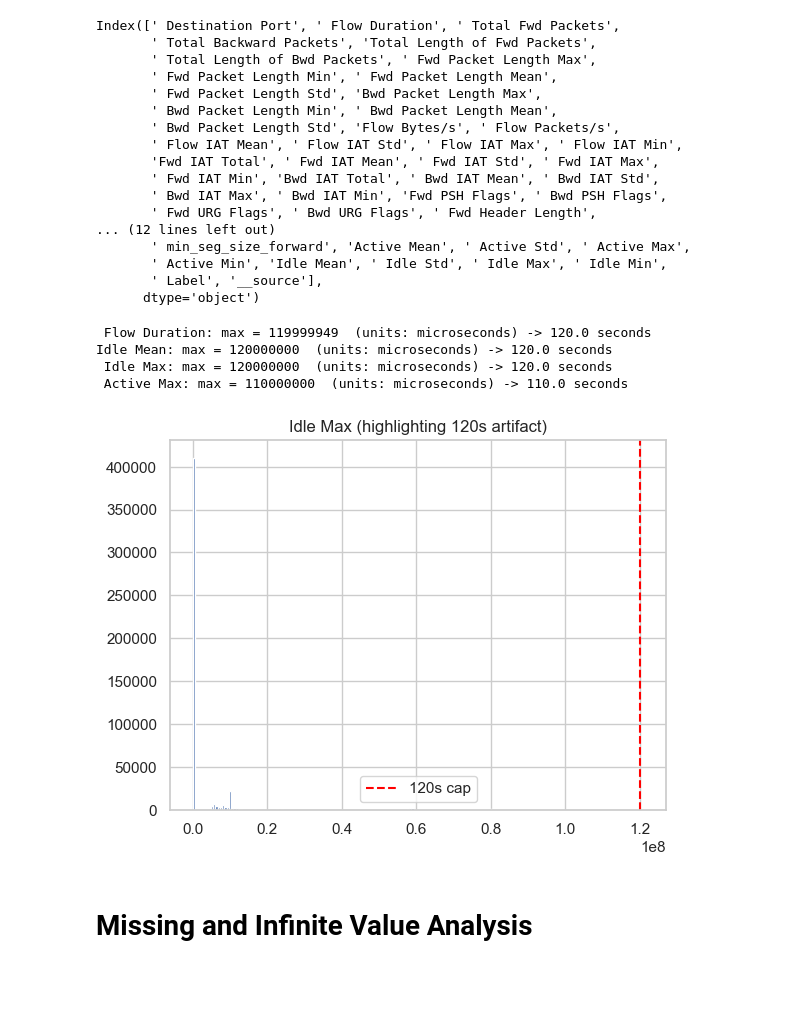
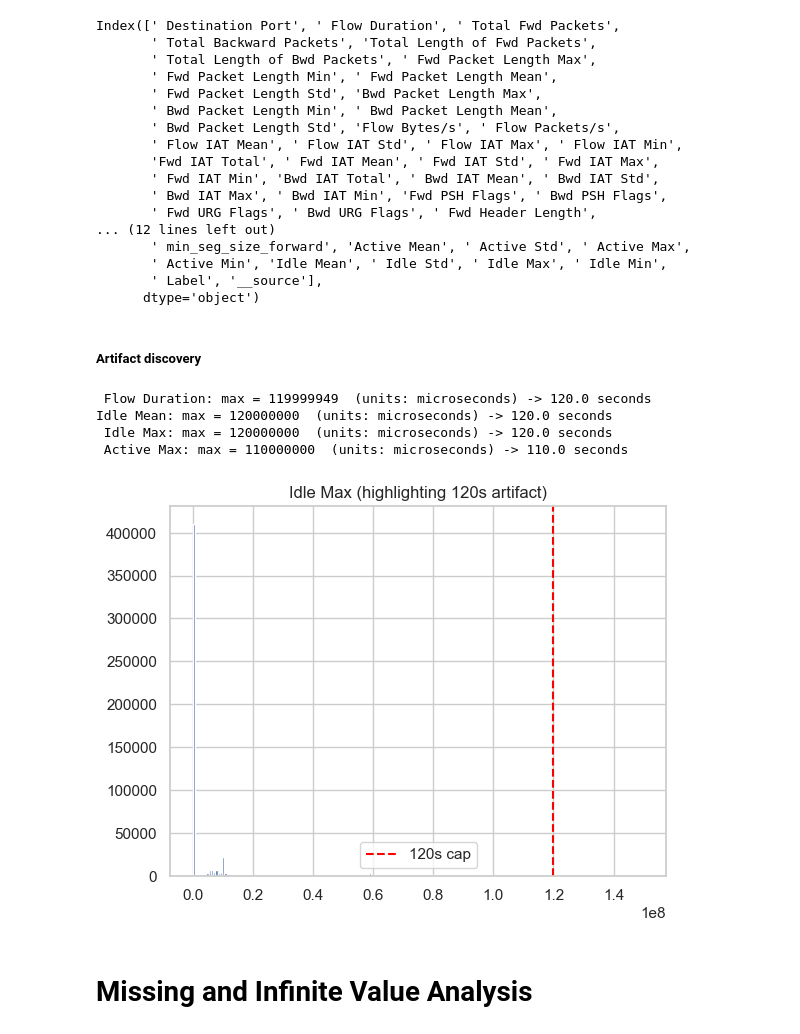
Before and after one commit to YashVerma-251103/DSc_project, a Jupyter notebook: PG/notebooks/Data_understanding.ipynb, the cells around one changed output. Drawn from its saved outputs; the diff is of its cells as text; code cells hidden in the pictures; blank space fills up the shorter version.

```diff
--- a/PG/notebooks/Data_understanding.ipynb
+++ b/PG/notebooks/Data_understanding.ipynb
@@ -94,22 +94,26 @@ Index([' Destination Port', ' Flow Duration', ' Total Fwd Packets',
        ' Active Min', 'Idle Mean', ' Idle Std', ' Idle Max', ' Idle Min',
        ' Label', '__source'],
       dtype='object')
+# %% [markdown]
+##### Artifact discovery
 # %%
 # Artifact verification: flow timeout cap
 time_features = [' Flow Duration','Idle Mean',' Idle Max',' Active Max']
 for f in time_features:
     print(f"{f}: max = {df[f].max():.0f}  (units: microseconds) -> {df[f].max()/1e6:.1f} seconds")
-# histogram focusing on the right tail to show spike at 120s
-plt.hist(df[' Idle Max'], bins=200, range=(0, 1.21e8))
-plt.axvline(120e6, color='red', linestyle='--', label='120s cap')
-plt.legend(); plt.title('Idle Max (highlighting 120s artifact)')
-plt.show()
 # %% [output]
  Flow Duration: max = 119999949  (units: microseconds) -> 120.0 seconds
 Idle Mean: max = 120000000  (units: microseconds) -> 120.0 seconds
  Idle Max: max = 120000000  (units: microseconds) -> 120.0 seconds
  Active Max: max = 110000000  (units: microseconds) -> 110.0 seconds
-[figure, removed]
+# %%
+# histogram focusing on the right tail to show spike at 120s
+plt.hist(df[' Idle Max'], bins=200, range=(0, 1.5e8))
+plt.axvline(120e6, color='red', linestyle='--', label='120s cap')
+plt.legend(); plt.title('Idle Max (highlighting 120s artifact)')
+plt.show()
+# %% [output]
+[figure, added]
 # %% [markdown]
 # Missing and Infinite Value Analysis
 # %% [markdown]
```
